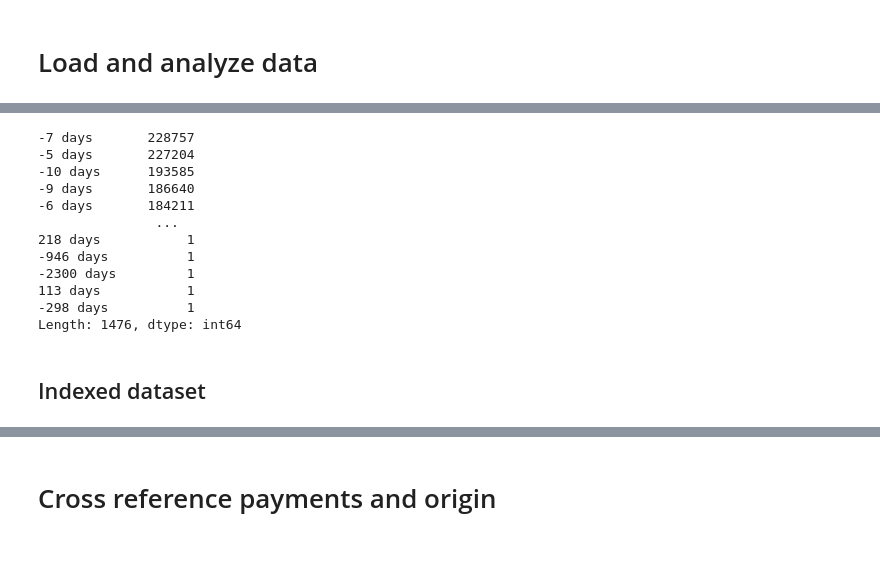
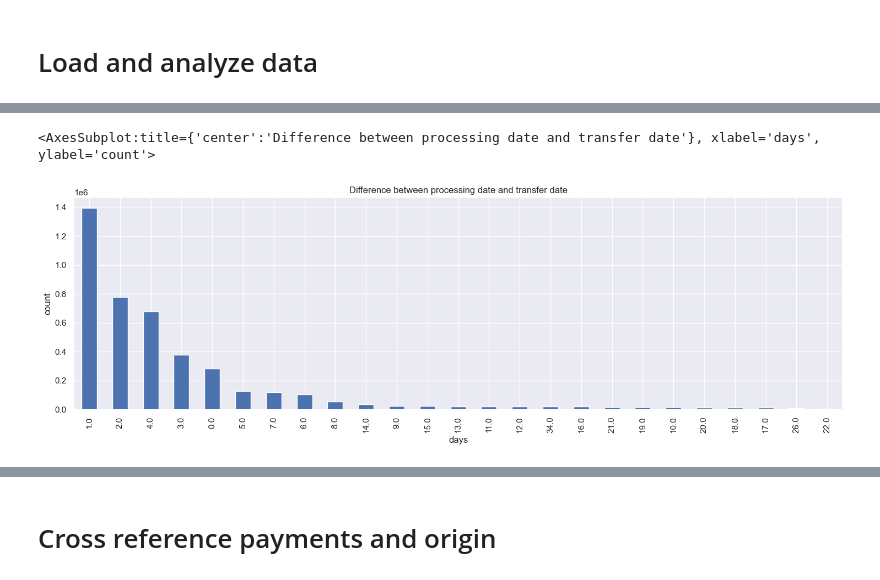
Before and after one commit to CrossNox/metadata-hopp, a Jupyter notebook: Develop.ipynb, the cells around one changed output, grey strips where cells are left out. Cells and saved outputs as stored; diff of their text form; code cells hidden in the pictures; blank space fills up the shorter version.

```diff
--- a/Develop.ipynb
+++ b/Develop.ipynb
@@ -147,17 +132,8 @@ Length: 301, dtype: int64
-# %%
-(df_payments[df_payments.PaymentDueDate.notna()].PaymentDueDate - df_payments[df_payments.PaymentDueDate.notna()].PaymentTransferDate).value_counts()
-# %% [output]
--7 days       228757
--5 days       227204
--10 days      193585
--9 days       186640
--6 days       184211
-               ...
-218 days           1
--946 days          1
--2300 days         1
-113 days           1
--298 days          1
-Length: 1476, dtype: int64
-# %% [markdown]
-## Indexed dataset
+# %%
+(df_payments.PaymentProcessingDate - df_payments.PaymentTransferDate).dt.days.value_counts().head(25).plot(
+    kind="bar", title="Difference between processing date and transfer date",
+    figsize=(18,5), xlabel="days", ylabel="count"
+)
+# %% [output]
+<AxesSubplot:title={'center':'Difference between processing date and transfer date'}, xlabel='days', ylabel='count'>
+[figure, added]
```
Also changed, not shown: parts of 78 cells of this notebook.
